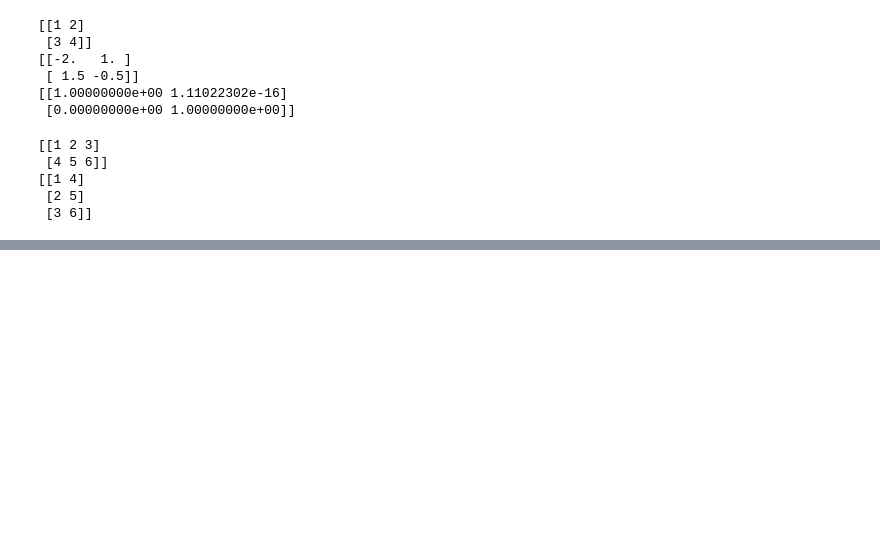
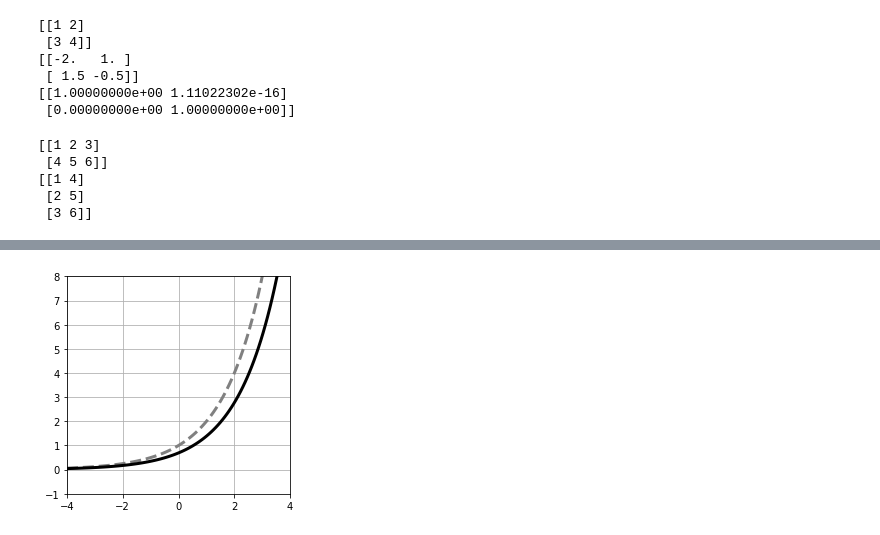
Before and after one commit to skanayam/python_machinelearning_tutorial, a Jupyter notebook: section4.ipynb, the cells around one changed output, grey strips where cells are left out. Saved outputs shown, nothing was run; the diff lists cells and outputs as text; code cells hidden in the pictures; blank space fills up the shorter version.

```diff
--- a/section4.ipynb
+++ b/section4.ipynb
@@ -211,0 +266,16 @@ print(A.T) #行列.Tで転置行列
+# %%
+#指数関数の微分
+x = np.linspace(-4, 4, 100)
+a = 2
+y = a**x
+dy = np.log(a)*y
+
+plt.figure(figsize=(4,4))
+plt.plot(x, y, 'gray', linestyle='--', linewidth=3)
+plt.plot(x, dy, color='black', linewidth=3)
+plt.ylim(-1, 8)
+plt.xlim(-4, 4)
+plt.grid(True)
+plt.show()
+# %% [output]
+[figure, added]
```
Also changed, not shown: parts of 4 cells of this notebook.
